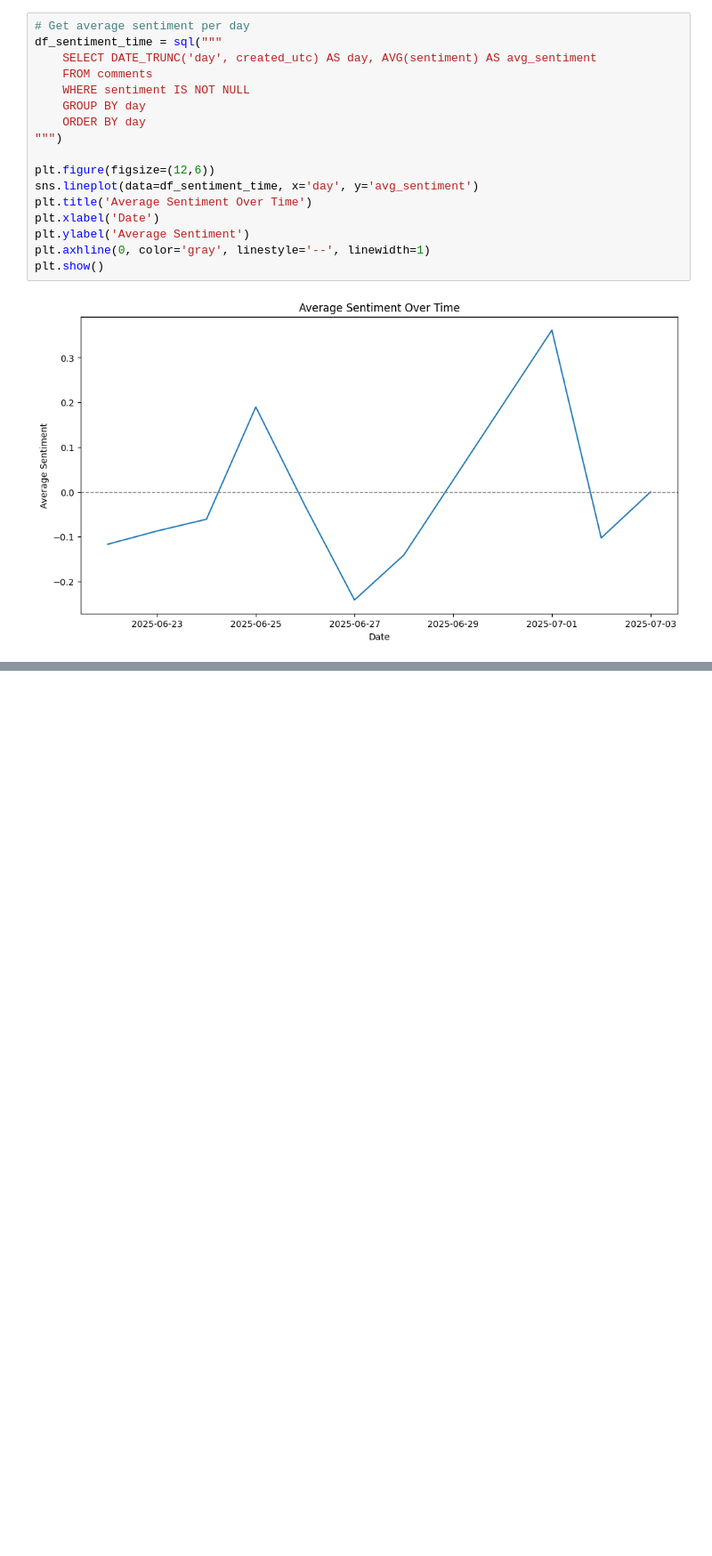
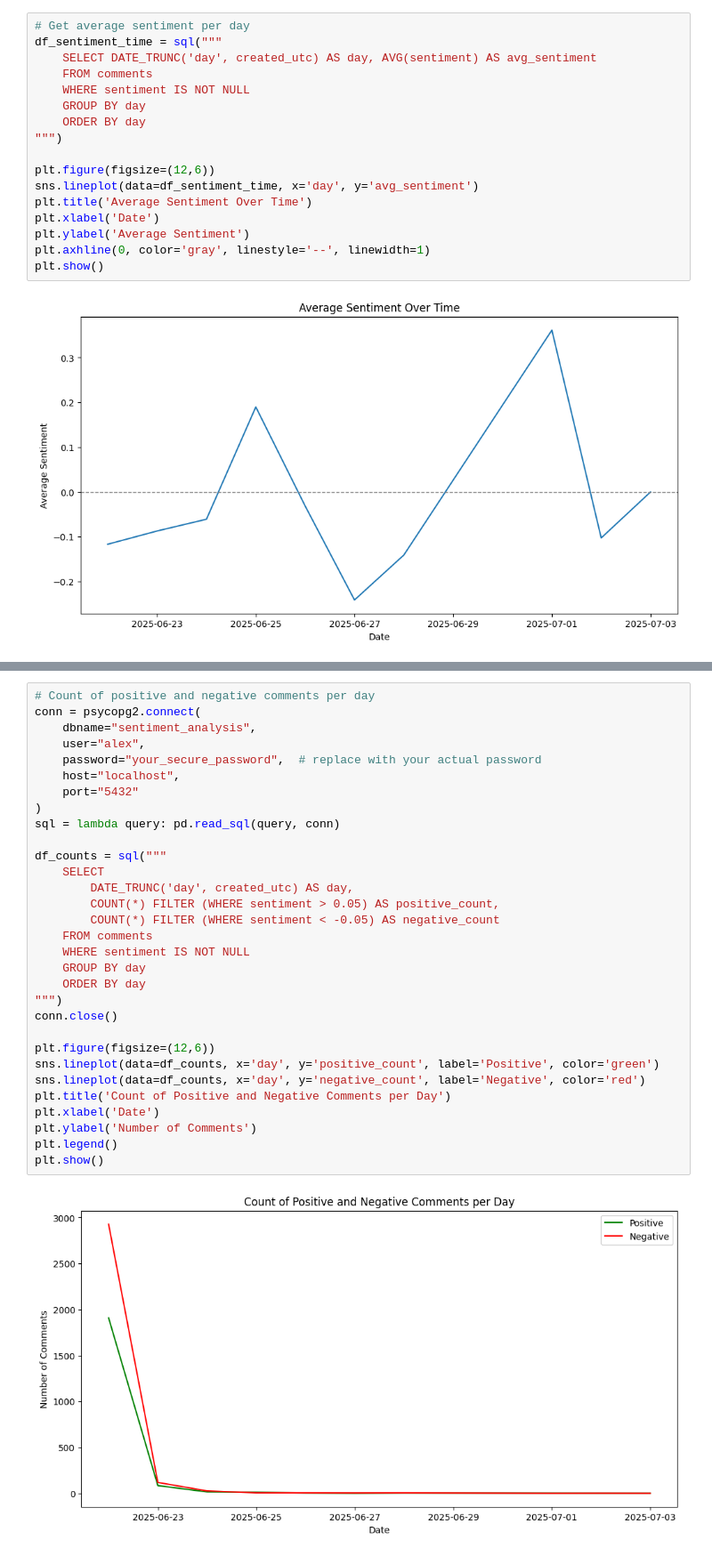
Before and after one commit to AlleeCabral/Sentiment_Tiktok, a Jupyter notebook: scripts/analysis.ipynb, the cells around one changed output, grey strips where cells are left out. Shown at 89% size. Cells and saved outputs as stored; diff of their text form; blank space fills up the shorter version.

```diff
--- a/scripts/analysis.ipynb
+++ b/scripts/analysis.ipynb
@@ -513,0 +566,33 @@ conn.close()
+# %%
+# Count of positive and negative comments per day
+conn = psycopg2.connect(
+    dbname="sentiment_analysis",
+    user="alex",
+    password="your_secure_password",  # replace with your actual password
+    host="localhost",
+    port="5432"
+)
+sql = lambda query: pd.read_sql(query, conn)
+
+df_counts = sql("""
+    SELECT
+        DATE_TRUNC('day', created_utc) AS day,
+        COUNT(*) FILTER (WHERE sentiment > 0.05) AS positive_count,
+        COUNT(*) FILTER (WHERE sentiment < -0.05) AS negative_count
+    FROM comments
+    WHERE sentiment IS NOT NULL
+    GROUP BY day
+    ORDER BY day
+""")
+conn.close()
+
+plt.figure(figsize=(12,6))
+sns.lineplot(data=df_counts, x='day', y='positive_count', label='Positive', color='green')
+sns.lineplot(data=df_counts, x='day', y='negative_count', label='Negative', color='red')
+plt.title('Count of Positive and Negative Comments per Day')
+plt.xlabel('Date')
+plt.ylabel('Number of Comments')
+plt.legend()
+plt.show()
+# %% [output]
+[figure, added]
```
Also changed, not shown: parts of 12 cells of this notebook, 1 other file.
